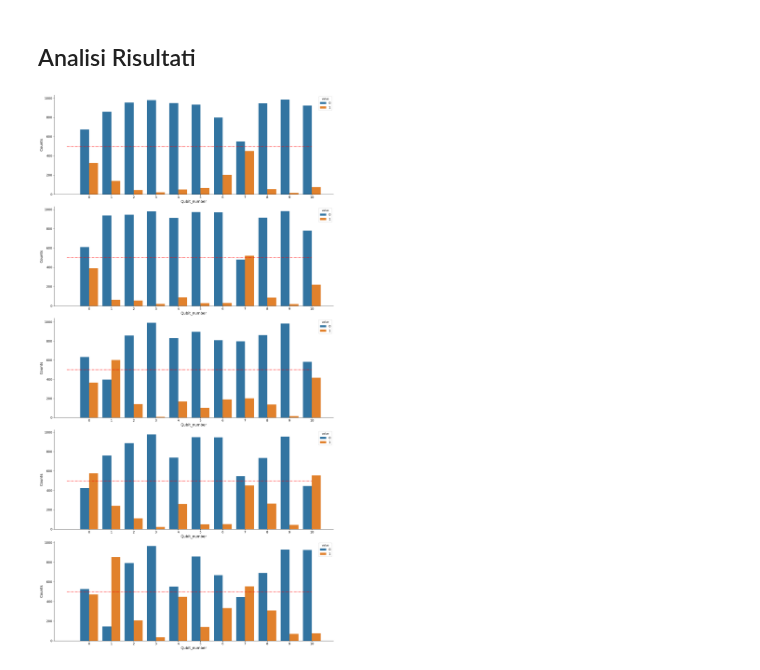
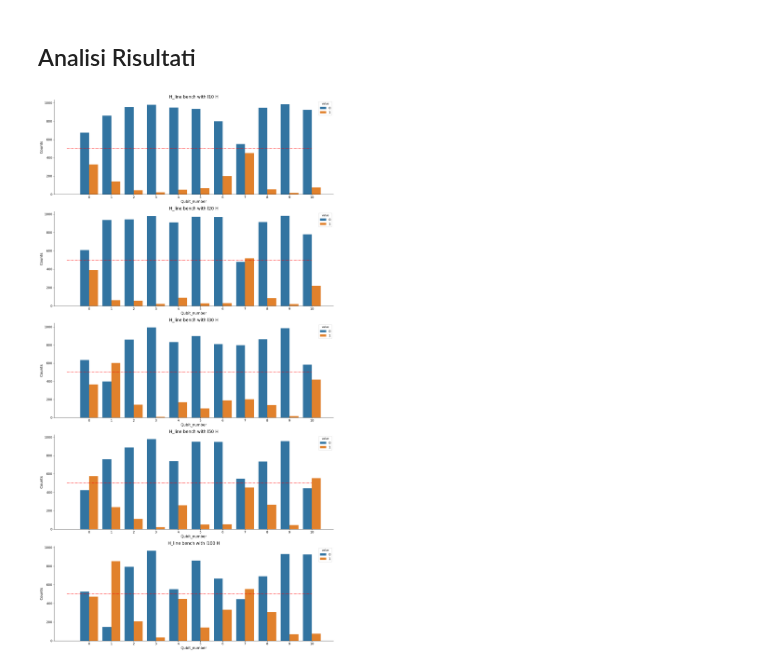
Before and after one commit to SwgAnno/QBench, a Jupyter notebook: RIGETTI VS IONQ/H_line_grosso.ipynb, the cells around one changed output. Drawn from its saved outputs; the diff is of its cells as text; code cells hidden in the pictures.

```diff
--- a/RIGETTI VS IONQ/H_line_grosso.ipynb
+++ b/RIGETTI VS IONQ/H_line_grosso.ipynb
@@ -128,16 +125,15 @@ print(status)
 # %%
 n_tasks = len(scanners)
 
 fig, axx = plt.subplots(n_tasks, 1, figsize=(16, 30),tight_layout=True,)
 axx = axx.reshape(-1)
 i=0
 for ax, key in zip(axx,tasks):
 
     H_len = key.split("_")[-1][1:]
-
     df = result_per_qubit( tasks[key].result(), H_len= H_len)
     plot_result_per_qubit(data = df, ax = ax)
-
+    ax.set_title(f'H_line bench with {H_len} H')
     ax.hlines(shots /2 ,-1,10,linestyles='-.',color='red')
 # %% [output]
-[figure, old version]
+[figure, new version]
```
Also changed, not shown: parts of 3 cells of this notebook, 1 other file.
